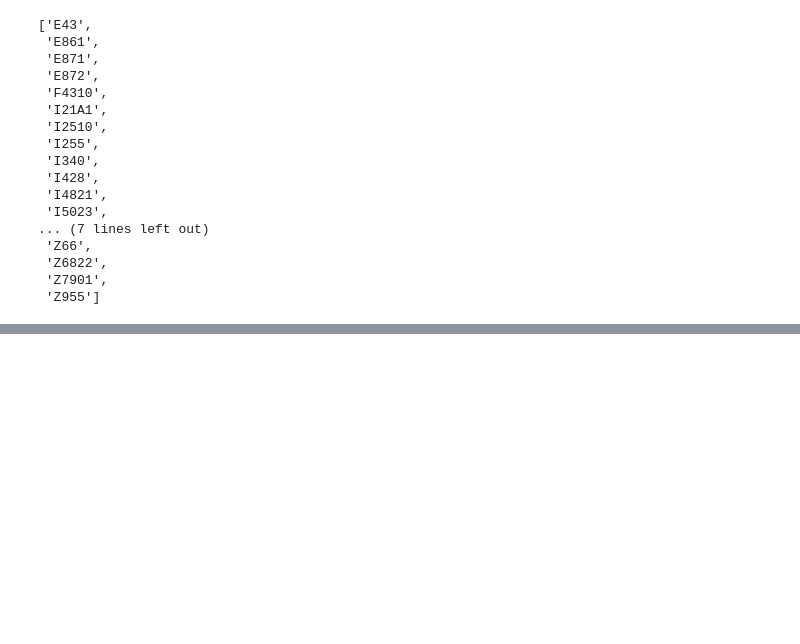
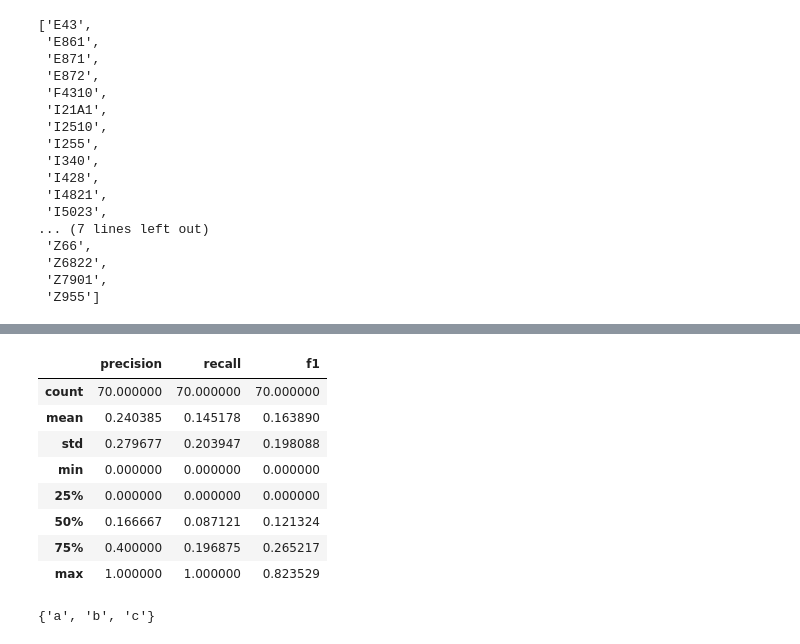
Before and after one commit to bfdykstra/icd-10-coding, a Jupyter notebook: server/notebooks/build_summary_train_embeddings.ipynb, the cells around one changed output, grey strips where cells are left out. Saved outputs shown, nothing was run; the diff lists cells and outputs as text; code cells hidden in the pictures; blank space fills up the shorter version.

```diff
--- a/server/notebooks/build_summary_train_embeddings.ipynb
+++ b/server/notebooks/build_summary_train_embeddings.ipynb
@@ -240,0 +348,18 @@ sorted(codes[0])
+# %%
+val_rag_results = pd.read_csv('../results/validation/api_validation_results_with_rag.csv')
+val_rag_results.head()
+val_rag_results[['precision', 'recall', 'f1']].describe()
+# %% [output]
+|  | precision | recall | f1 |
+| count | 70.000000 | 70.000000 | 70.000000 |
+| mean | 0.240385 | 0.145178 | 0.163890 |
+| std | 0.279677 | 0.203947 | 0.198088 |
+| min | 0.000000 | 0.000000 | 0.000000 |
+| 25% | 0.000000 | 0.000000 | 0.000000 |
+| 50% | 0.166667 | 0.087121 | 0.121324 |
+| 75% | 0.400000 | 0.196875 | 0.265217 |
+| max | 1.000000 | 1.000000 | 0.823529 |
+# %%
+set('abc')
+# %% [output]
+{'a', 'b', 'c'}
```
Also changed, not shown: parts of 15 cells of this notebook, 2 other files.
